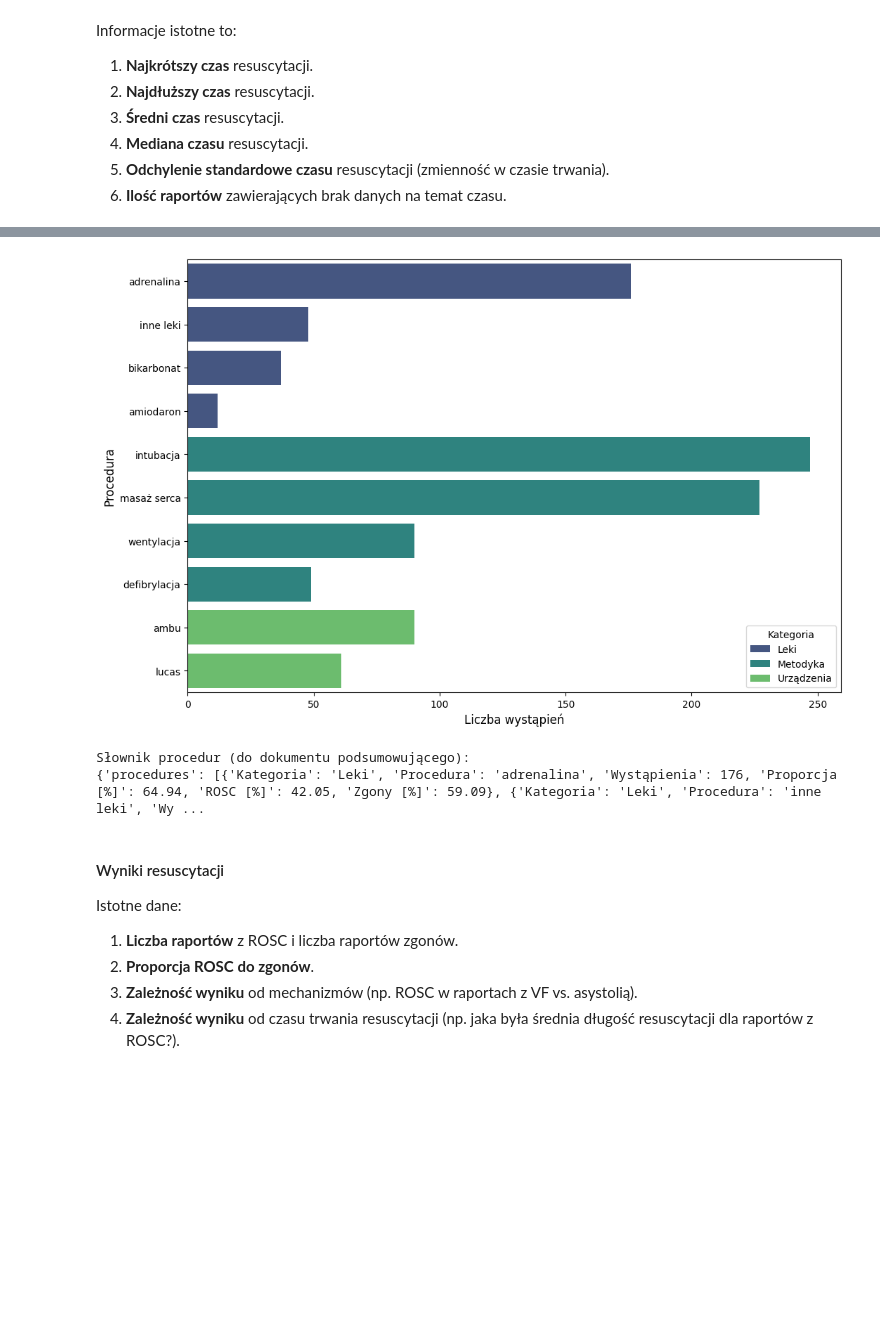
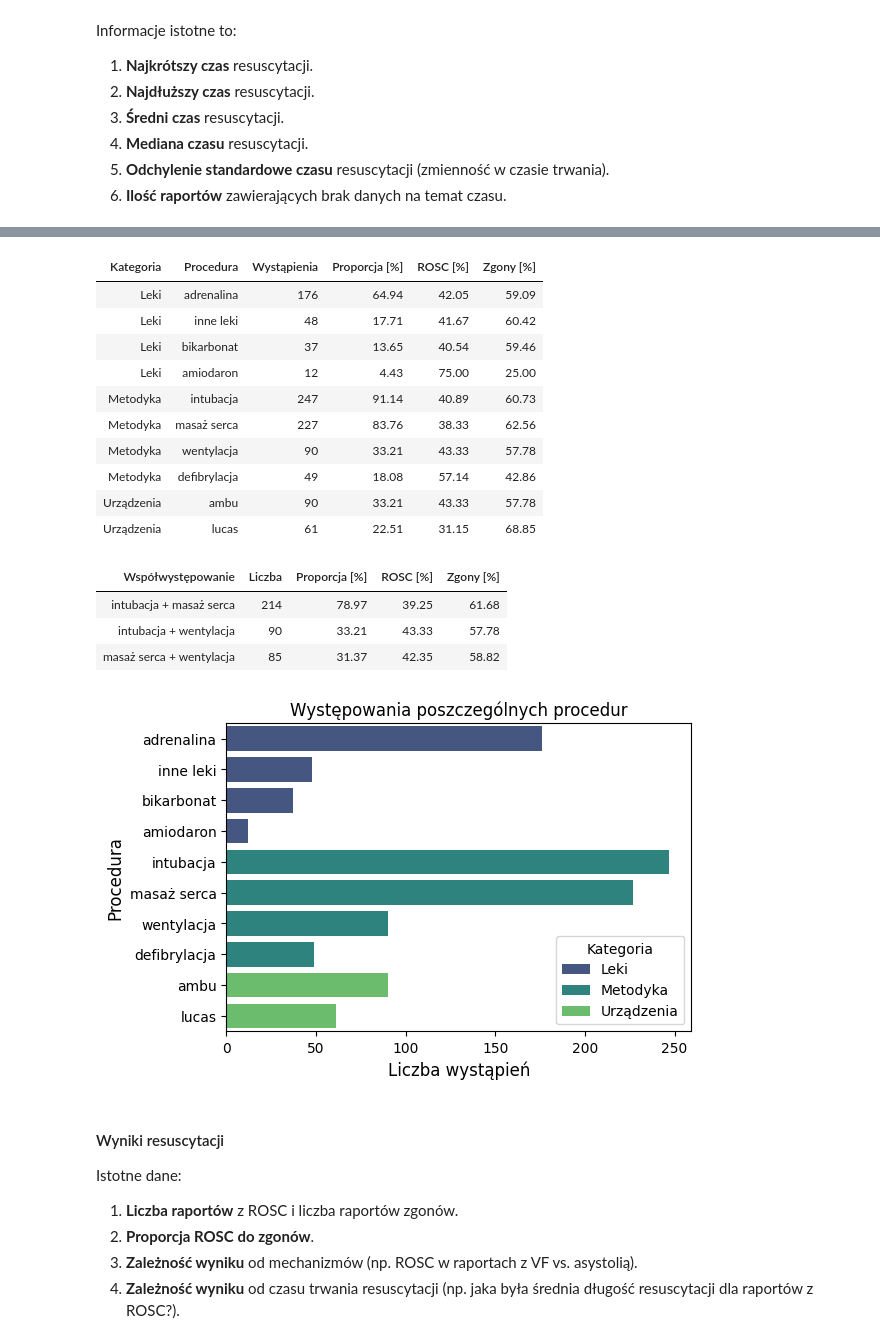
Before and after one commit to juestany/praca_inz, a Jupyter notebook: praca.ipynb, the cells around one changed output, grey strips where cells are left out. Drawn from its saved outputs; the diff is of its cells as text; code cells hidden in the pictures; blank space fills up the shorter version.

```diff
--- a/praca.ipynb
+++ b/praca.ipynb
@@ -611,7 +554,7 @@ summary_df = pd.DataFrame(procedure_data).sort_values(
     by=["Kategoria", "Wystąpienia"], ascending=[True, False]
 )
 
-# Dodanie "wentylacja" na podstawie "ambu"
+# Dodanie "wentylacja" do metod na podstawie "ambu"
 ambu_row = summary_df[(summary_df["Kategoria"] == "Urządzenia") & (summary_df["Procedura"] == "ambu")].iloc[0]
 ventilation_row = ambu_row.copy()
 ventilation_row["Kategoria"] = "Metodyka"
@@ -632,59 +575,75 @@ for meths in df_processed["methodology"]:
     if isinstance(meths, list):
         methodology_cooccurrences.update(combinations(sorted(meths), 2))
 
-# Przygotowanie danych dla top 3 współwystąpień
-top_3_methodology_cooccurrences = []
+# Dane dla 3 najpopularniejszych współwystępujących metod RKO
+top_3_cooccurrences_data = []
 for pair, count in methodology_cooccurrences.most_common(3):
     subset = df_processed[df_processed["methodology"].apply(
         lambda meths: set(pair).issubset(meths) if isinstance(meths, list) else False
     )]
     rosc_count = subset["result"].apply(lambda results: "ROSC" in results).sum()
     zgon_count = subset["result"].apply(lambda results: "zgon" in results).sum()
     total = len(subset)
     rosc_percentage = (rosc_count / total) * 100 if total > 0 else 0
     zgon_percentage = (zgon_count / total) * 100 if total > 0 else 0
     proportion = (count / total_reports) * 100 if total_reports > 0 else 0
-    top_3_methodology_cooccurrences.append({
-        "cooccurrence": " + ".join(pair),
-        "count": count,
-        "Proporcja [%]": round(proportion, 2),
-        "ROSC [%]": float(round(rosc_percentage, 2)),
-        "Zgony [%]": float(round(zgon_percentage, 2)),
-    })
+    top_3_cooccurrences_data.append([
+        " + ".join(pair),
+        count,
+        round(proportion, 2),
+        float(round(rosc_percentage, 2)),
+        float(round(zgon_percentage, 2)),
+    ])
 
-# Słownik wyników
-results_procedures = {
-    "procedures": summary_df.to_dict(orient="records"),
-    "top_3_cooccurrences": top_3_methodology_cooccurrences,
-}
+top_3_cooccurrences_df = pd.DataFrame(
+    top_3_cooccurrences_data,
+    columns=["Współwystępowanie", "Liczba", "Proporcja [%]", "ROSC [%]", "Zgony [%]"]
+)
+
+meds_df = summary_df[summary_df["Kategoria"] == "Leki"].drop(columns=["Kategoria"])
+devices_df = summary_df[summary_df["Kategoria"] == "Urządzenia"].drop(columns=["Kategoria"])
+methods_df = summary_df[summary_df["Kategoria"] == "Metodyka"].drop(columns=["Kategoria"])
 
 # Wykres słupkowy podsumowujący procedury
-plt.figure(figsize=(12, 8))
+plt.figure(figsize=(6, 4))
 sns.barplot(
     data=summary_df,
     x="Wystąpienia",
     y="Procedura",
     hue="Kategoria",
     palette="viridis"
 )
 
-# Dodanie szczegółów do wykresu
+plt.title("Występowania poszczególnych procedur")
 plt.xlabel("Liczba wystąpień", fontsize=12)
 plt.ylabel("Procedura", fontsize=12)
 plt.legend(title="Kategoria", fontsize=10, loc="lower right")
 
 # Zapisanie wykresu
 output_path = "wykres_procedury.png"
 plt.savefig(output_path, format="png", dpi=300, bbox_inches="tight")
 
-# Wyświetlenie wykresu
+# Wynik
+display(HTML(summary_df.to_html(index=False)))
+display(HTML(top_3_cooccurrences_df.to_html(index=False)))
 plt.show()
-print("Słownik procedur (do dokumentu podsumowującego):")
-print(results_procedures)
 # %% [output]
+| Kategoria | Procedura | Wystąpienia | Proporcja [%] | ROSC [%] | Zgony [%] |
+| Leki | adrenalina | 176 | 64.94 | 42.05 | 59.09 |
+| Leki | inne leki | 48 | 17.71 | 41.67 | 60.42 |
+| Leki | bikarbonat | 37 | 13.65 | 40.54 | 59.46 |
+| Leki | amiodaron | 12 | 4.43 | 75.00 | 25.00 |
+| Metodyka | intubacja | 247 | 91.14 | 40.89 | 60.73 |
+| Metodyka | masaż serca | 227 | 83.76 | 38.33 | 62.56 |
+| Metodyka | wentylacja | 90 | 33.21 | 43.33 | 57.78 |
+| Metodyka | defibrylacja | 49 | 18.08 | 57.14 | 42.86 |
+| Urządzenia | ambu | 90 | 33.21 | 43.33 | 57.78 |
+| Urządzenia | lucas | 61 | 22.51 | 31.15 | 68.85 |
+| Współwystępowanie | Liczba | Proporcja [%] | ROSC [%] | Zgony [%] |
+| intubacja + masaż serca | 214 | 78.97 | 39.25 | 61.68 |
+| intubacja + wentylacja | 90 | 33.21 | 43.33 | 57.78 |
+| masaż serca + wentylacja | 85 | 31.37 | 42.35 | 58.82 |
-[figure, old version]
+[figure, new version]
-Słownik procedur (do dokumentu podsumowującego):
-{'procedures': [{'Kategoria': 'Leki', 'Procedura': 'adrenalina', 'Wystąpienia': 176, 'Proporcja [%]': 64.94, 'ROSC [%]': 42.05, 'Zgony [%]': 59.09}, {'Kategoria': 'Leki', 'Procedura': 'inne leki', 'Wy ...
 # %% [markdown]
 #### Wyniki resuscytacji
 Istotne dane:
```
Also changed, not shown: parts of 17 cells of this notebook, 4 other files.
